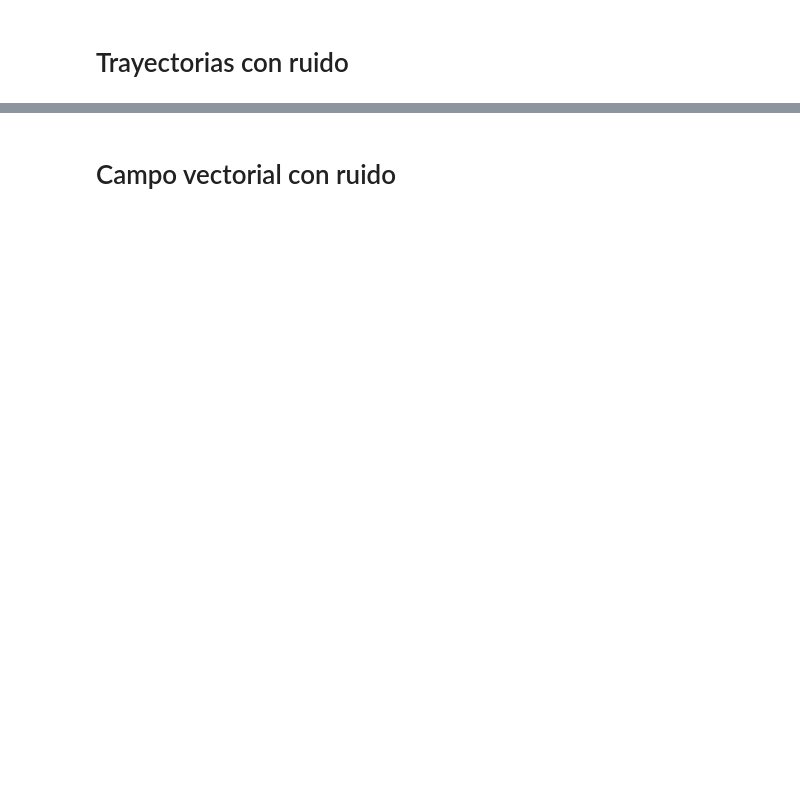
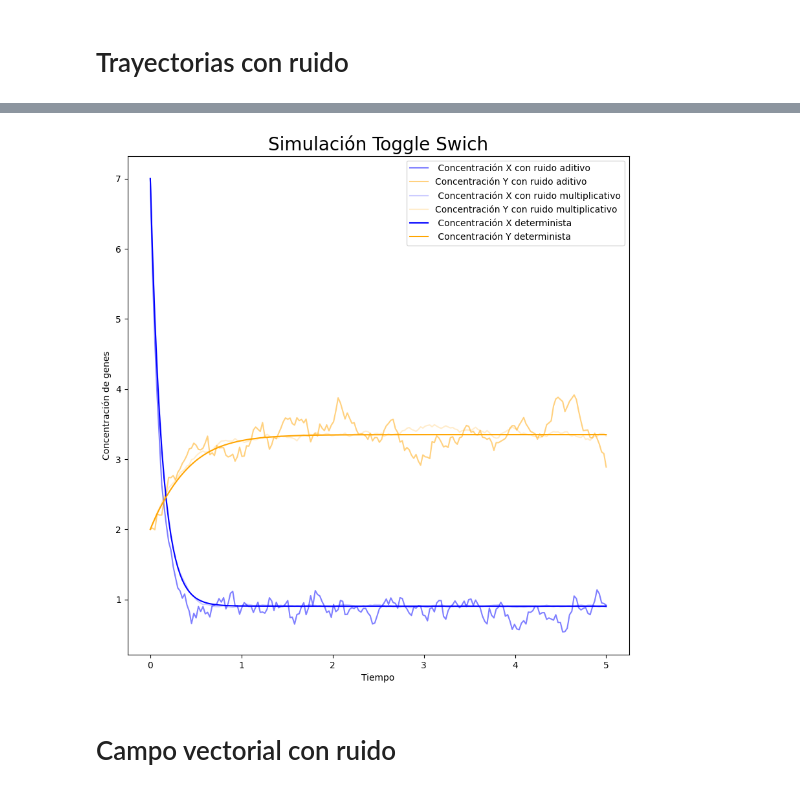
Before and after one commit to RafaSanCed/Tesis-Maestria, a Jupyter notebook: Pruebas para la creación de base de datos/Prueba creación de base de datos con ruido.ipynb, the cells around one changed output, grey strips where cells are left out. Drawn from its saved outputs; the diff is of its cells as text; code cells hidden in the pictures; blank space fills up the shorter version.

```diff
--- a/Pruebas para la creación de base de datos/Prueba creación de base de datos con ruido.ipynb
+++ b/Pruebas para la creación de base de datos/Prueba creación de base de datos con ruido.ipynb
@@ -147,2 +153,91 @@ for i in range(0, 1):
+# %%
+import numpy as np
+import matplotlib.pyplot as plt
+from scipy.integrate import solve_ivp
+import random
+
+# Declaramos el vector de tiempo
+T = 5
+dt = 0.025
+N = int(T/dt)
+times = np.linspace(0, T, N)
+
+def model1(a1, a2, b1, b2, d1, d2, n, X, Y, times):
+    # Simulación con ruido (primer modelo)
+    for i in range(N-1):
+        noise1 = np.random.normal(0, .5)
+        noise2 = np.random.normal(0, .5)
+        X[i+1] = X[i] + (a1/(1+Y[i]**n) - d1*X[i] + b1)*dt + noise1*np.sqrt(dt)
+        Y[i+1] = Y[i] + (a2/(1+X[i]**n) - d2*Y[i] + b2)*dt + noise2*np.sqrt(dt)
+    return X, Y
+
+def model2(a1, a2, b1, b2, d1, d2, n, y0, t_span, times):
+    # Simulación con ruido (segundo modelo)
+    def f(t, y):
+        X = y[0]
+        Y = y[1]
+        da1 = random.uniform(-.5, .5)
+        da2 = random.uniform(-.5, .5)
+        db1 = random.uniform(-.5, .5)
+        db2 = random.uniform(-.5, .5)
+        dd1 = random.uniform(-.5, .5)
+        dd2 = random.uniform(-.5, .5)
+        dn = random.uniform(-.5, .5)
+        dX_dt=(a1+da1)/(1+Y**n+dn)-(d1+dd1)*X+b1+db1
+        dY_dt=(a2+da2)/(1+X**n+dn)-(d2+dd2)*Y+b2+db2
+        return [dX_dt, dY_dt]
+    sol = solve_ivp(f, t_span, y0, t_eval=times)
+    return sol.y[0], sol.y[1]
+
+# constantes
+a1 = random.randint(0, 10)
+a2 = random.randint(0, 10)
+b1 = random.randint(0, 10)
+b2 = random.randint(0, 10)
+d1 = random.randint(0, 10)
+d2 = random.randint(0, 10)
+n = random.randint(0, 5)
+
+# Definimos las condiciones iniciales
+X = np.zeros(N)
+Y = np.zeros(N)
+X[0] = random.randint(0, 10)
+Y[0] = random.randint(0, 10)
+y0 = np.array([X[0], Y[0]])
+
+# Corremos cada modelo
+X1, Y1 = model1(a1, a2, b1, b2, d1, d2, n, X, Y, times)
+X2, Y2 = model2(a1, a2, b1, b2, d1, d2, n, y0, [0, T], times)
+
+def determinist(a1, a2, b1, b2, d1, d2, n, y0, t_span, times):
+    # Definir el sistema de ecuaciones diferenciales sin ruido
+    def f_without_noise(t, state):
+        X, Y = state
+        dX_dt = a1/(1+Y**n) - d1*X + b1
+        dY_dt = a2/(1+X**n) - d2*Y + b2
+        return [dX_dt, dY_dt]
+
+    # Resolver el sistema de ecuaciones diferenciales sin ruido
+    sol_without_noise = solve_ivp(f_without_noise, t_span, y0, t_eval=times)
+    return sol_without_noise.y[0], sol_without_noise.y[1]
+
+# Corremos el sistema determinista
+X_det, Y_det = determinist(a1, a2, b1, b2, d1, d2, n, y0, [0, T], times)
+
+# Graficamos
+plt.figure(figsize=(10, 10))
+plt.plot(times, X1, label=" Concentración X con ruido aditivo", alpha=0.5, color = 'blue')
+plt.plot(times, Y1, label="Concentración Y con ruido aditivo", alpha=0.5, color = 'orange')
+plt.plot(times, X2, label=" Concentración X con ruido multiplicativo", alpha=0.2, color = 'blue')
+plt.plot(times, Y2, label="Concentración Y con ruido multiplicativo", alpha=0.2, color = 'orange')
+plt.plot(times, X_det, label=" Concentración X determinista", color = 'blue')
+plt.plot(times, Y_det, label=" Concentración Y determinista", color = 'orange')
+plt.xlabel('Tiempo')
+plt.ylabel('Concentración de genes')
+plt.title('Simulación Toggle Swich', fontsize=20)
+plt.legend()
+plt.show()
+# %% [output]
+[figure, added]
 # %% [markdown]
 # Campo vectorial con ruido
```
Also changed, not shown: parts of 14 cells of this notebook, 5 other files.
